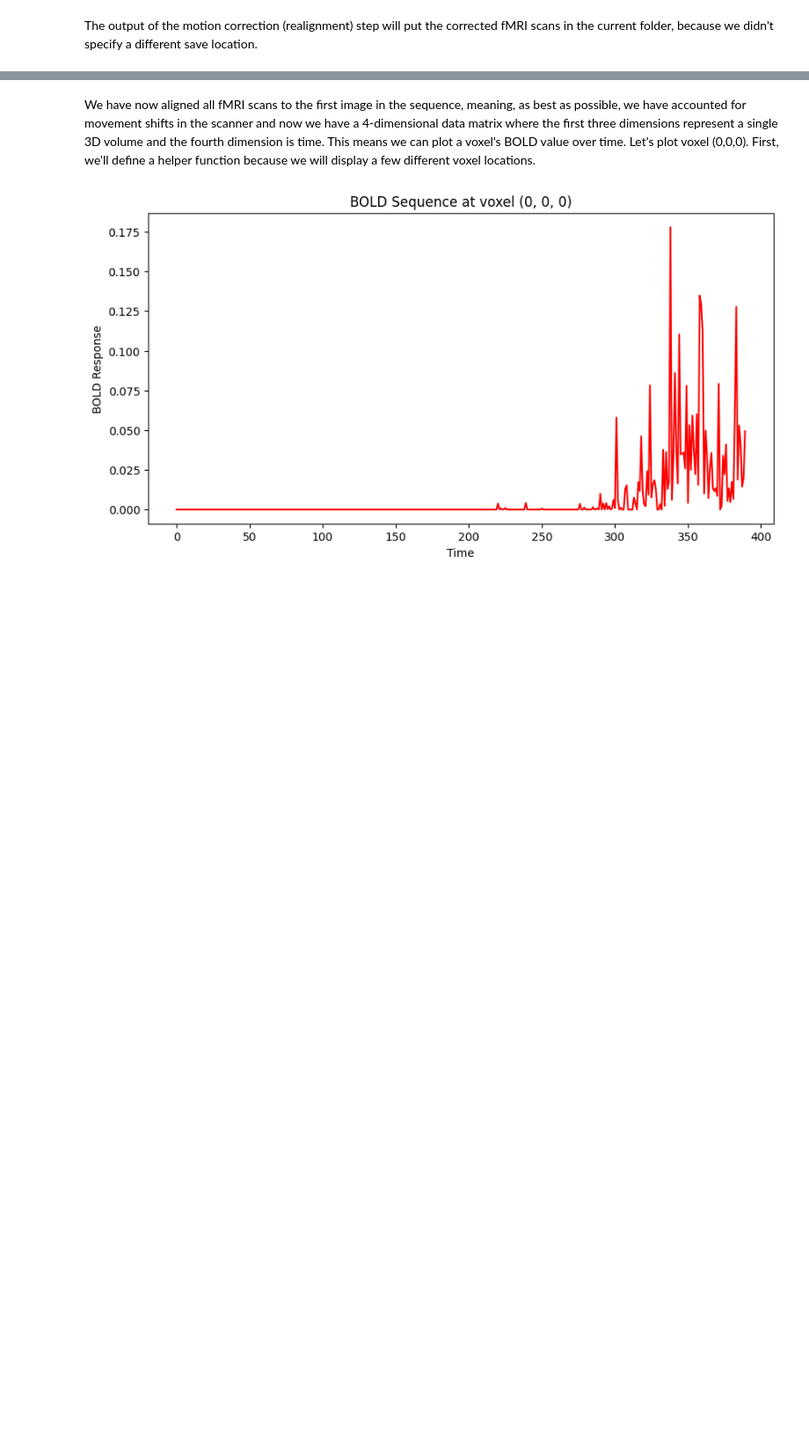
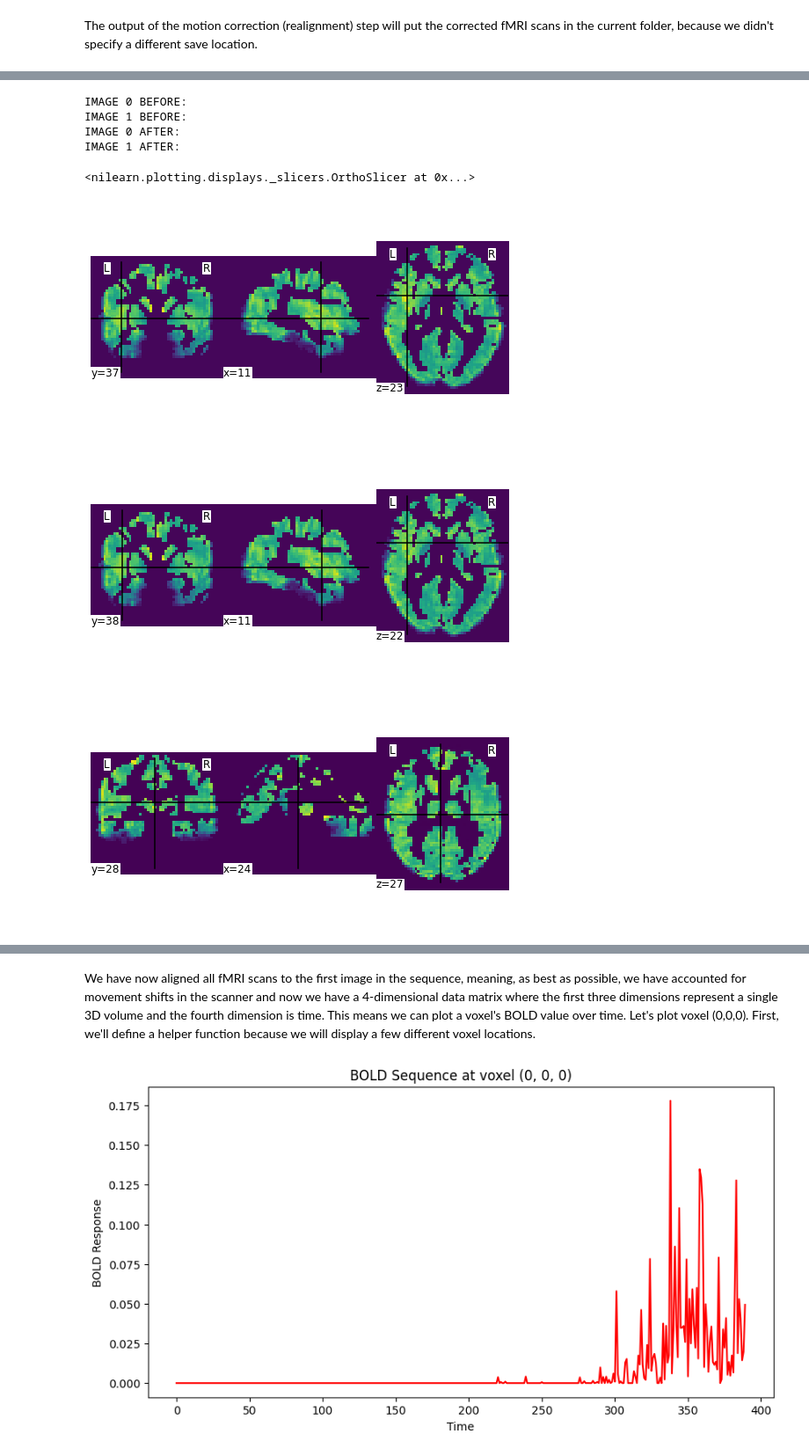
Before and after one commit to HarrisonFah/CMPUT624_Project, a Jupyter notebook: fMRI_notebook.ipynb, the cells around one changed output, grey strips where cells are left out. Shown at 88% size. Drawn from its saved outputs; the diff is of its cells as text; code cells hidden in the pictures; blank space fills up the shorter version.

Commit message:
worked more on realigning images

```diff
--- a/fMRI_notebook.ipynb
+++ b/fMRI_notebook.ipynb
@@ -257,0 +243,27 @@ print(data_mc.shape)
+# %%
+nib_img_0_before = nib.Nifti1Image(data_4d[:,:,:,0], np.diag([1, 1, 1, 1]))
+nib_img_0_after = data_mc.slicer[:,:,:,0]
+
+nib_img_1_before = nib.Nifti1Image(data_4d[:,:,:,1], np.diag([1, 1, 1, 1]))
+nib_img_1_after = data_mc.slicer[:,:,:,1]
+
+print("IMAGE 0 BEFORE:")
+plotting.plot_img(nib_img_0_before)
+
+print("IMAGE 1 BEFORE:")
+plotting.plot_img(nib_img_1_before)
+
+print("IMAGE 0 AFTER:")
+plotting.plot_img(nib_img_0_after)
+
+print("IMAGE 1 AFTER:")
+plotting.plot_img(nib_img_1_after)
+# %% [output]
+IMAGE 0 BEFORE:
+IMAGE 1 BEFORE:
+IMAGE 0 AFTER:
+IMAGE 1 AFTER:
+<nilearn.plotting.displays._slicers.OrthoSlicer at 0x...>
+[figure, added]
+[figure, added]
+[figure, added]
```
Also changed, not shown: parts of 6 cells of this notebook, 2 other files.
